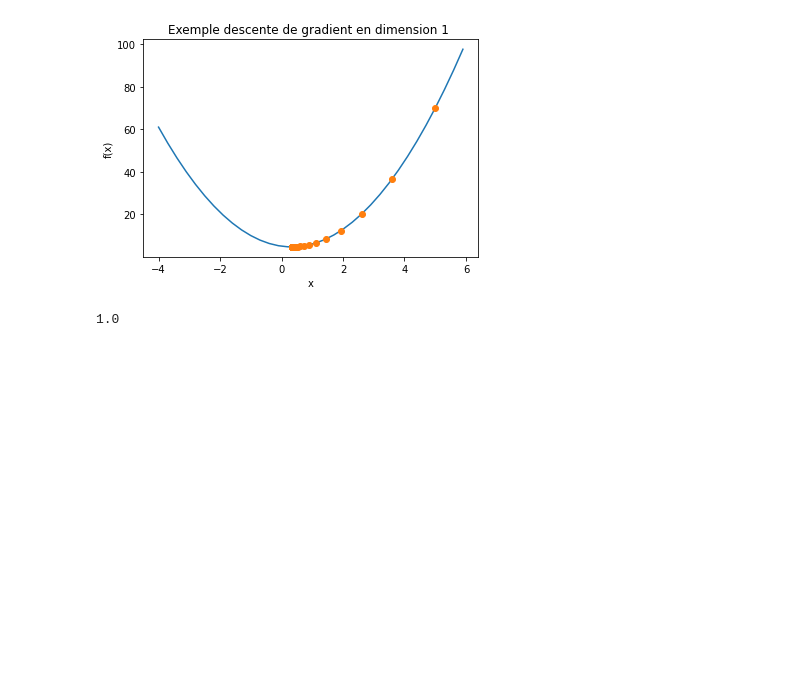
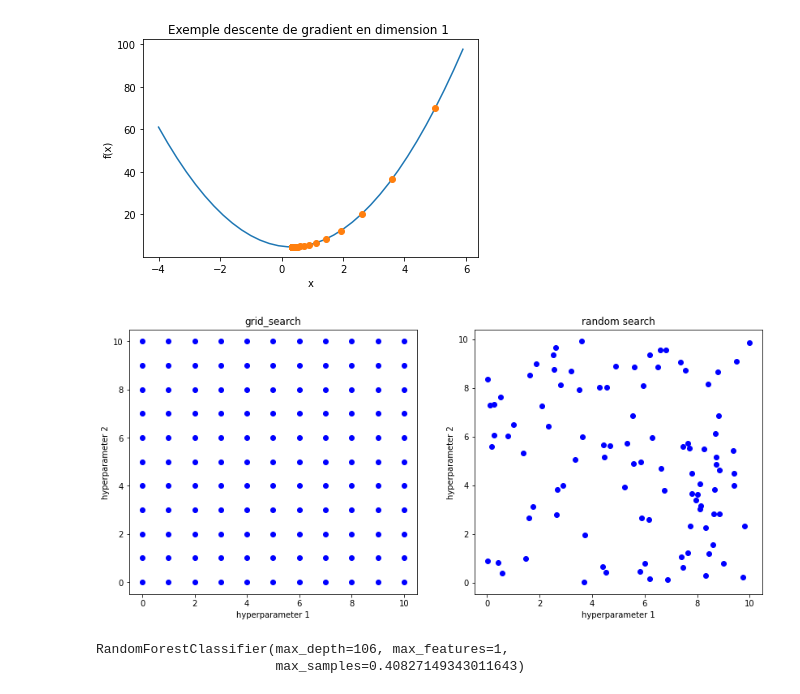
Before and after one commit to Roulitoo/cours_iae, a Jupyter notebook: 00_intro/code/00_code.ipynb, the cells around one changed output. Cells and saved outputs as stored; diff of their text form; code cells hidden in the pictures; blank space fills up the shorter version.

```diff
--- a/00_intro/code/00_code.ipynb
+++ b/00_intro/code/00_code.ipynb
@@ -52,7 +52,28 @@ plt.title('Exemple descente de gradient en dimension 1 ')
 plt.savefig(os.path.join(img_path,'descente_grad_exemple_5.png'))
 # %% [output]
 [figure]
-# %%
-(10000/1000000)*100
-# %% [output]
-1.0
+# %%
+plt.figure(figsize=(14,6))
+#grid search
+plt.subplot(121)
+grid_param_1 = np.repeat(np.arange(0,11),11)
+grid_param_2 = np.tile(np.arange(0,11),11)
+
+plt.scatter(grid_param_1 , grid_param_2, color='blue')
+plt.title('grid_search')
+plt.xlabel('hyperparameter 1')
+plt.ylabel('hyperparameter 2')
+
+#random search
+plt.subplot(122)
+random_param_1 = np.random.uniform(0,10,100)
+random_param_2 = np.random.uniform(0,10,100)
+
+plt.scatter(random_param_1, random_param_2, color ='blue')
+plt.title('random search')
+plt.xlabel('hyperparameter 1')
+plt.ylabel('hyperparameter 2')
+#Export
+plt.savefig(os.path.join(img_path,'grid_search_6.png'))
+# %% [output]
+[figure, added]
@@ -58,0 +107,28 @@ plt.savefig(os.path.join(img_path,'descente_grad_exemple_5.png'))
+# %%
+from sklearn.model_selection import RandomizedSearchCV
+from sklearn.ensemble import RandomForestClassifier
+from scipy.stats import uniform, randint
+
+
+#Define grid
+param_grid = {
+    "max_samples": uniform(1e-2, 0.5),
+    "max_features": randint(1,2),
+    "max_depth": randint(4, 400)
+}
+
+# Random
+reg_rand = RandomizedSearchCV(RandomForestClassifier(),
+                         param_distributions=param_grid,
+                         cv=5,
+                         n_jobs=4,
+                         scoring='accuracy',
+                         random_state=42)
+#Fit model
+model_rand = reg_rand.fit(X, y)
+
+#Print best estimator
+print(model_rand.best_estimator_)
+# %% [output]
+RandomForestClassifier(max_depth=106, max_features=1,
+                       max_samples=0.40827149343011643)
```
Also changed, not shown: parts of 5 cells of this notebook, 1 other file.
